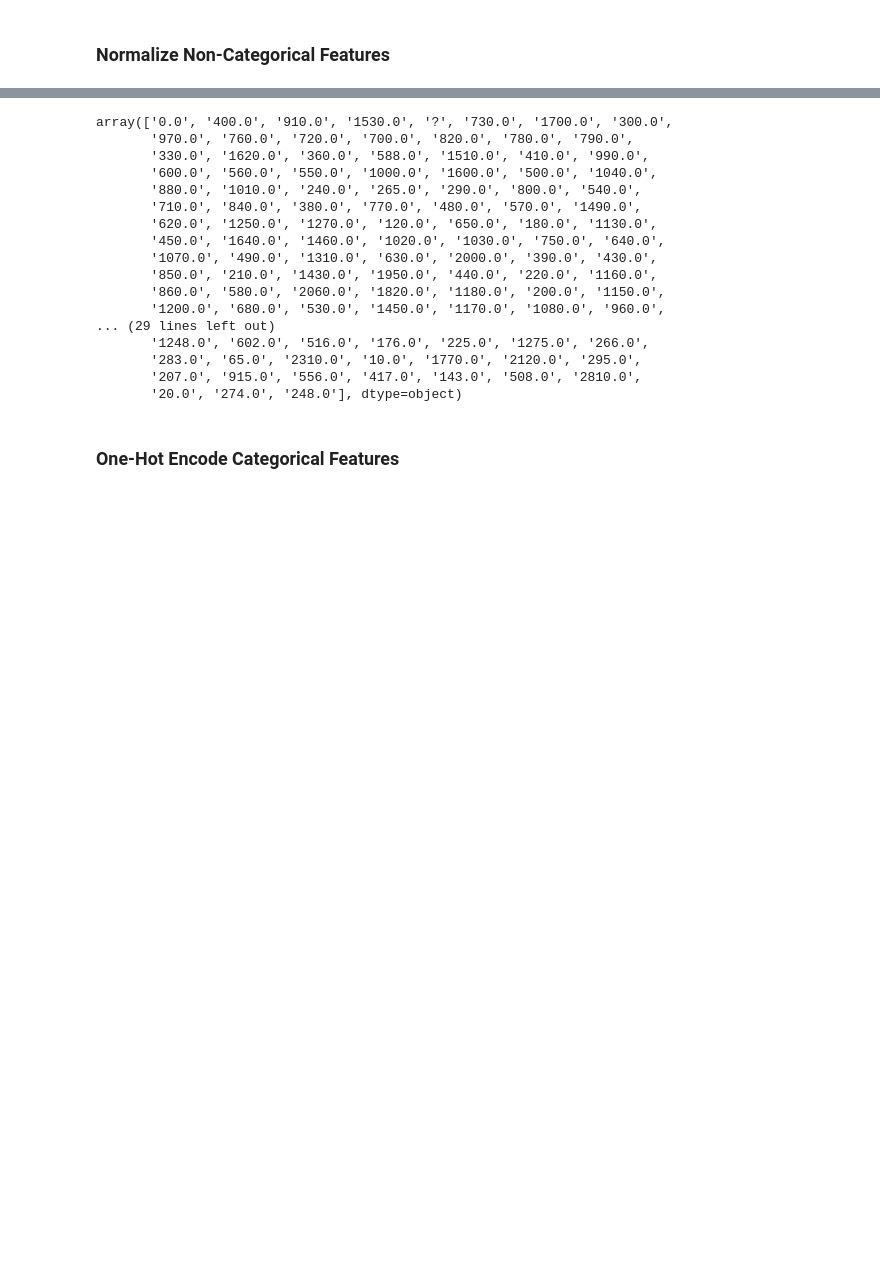
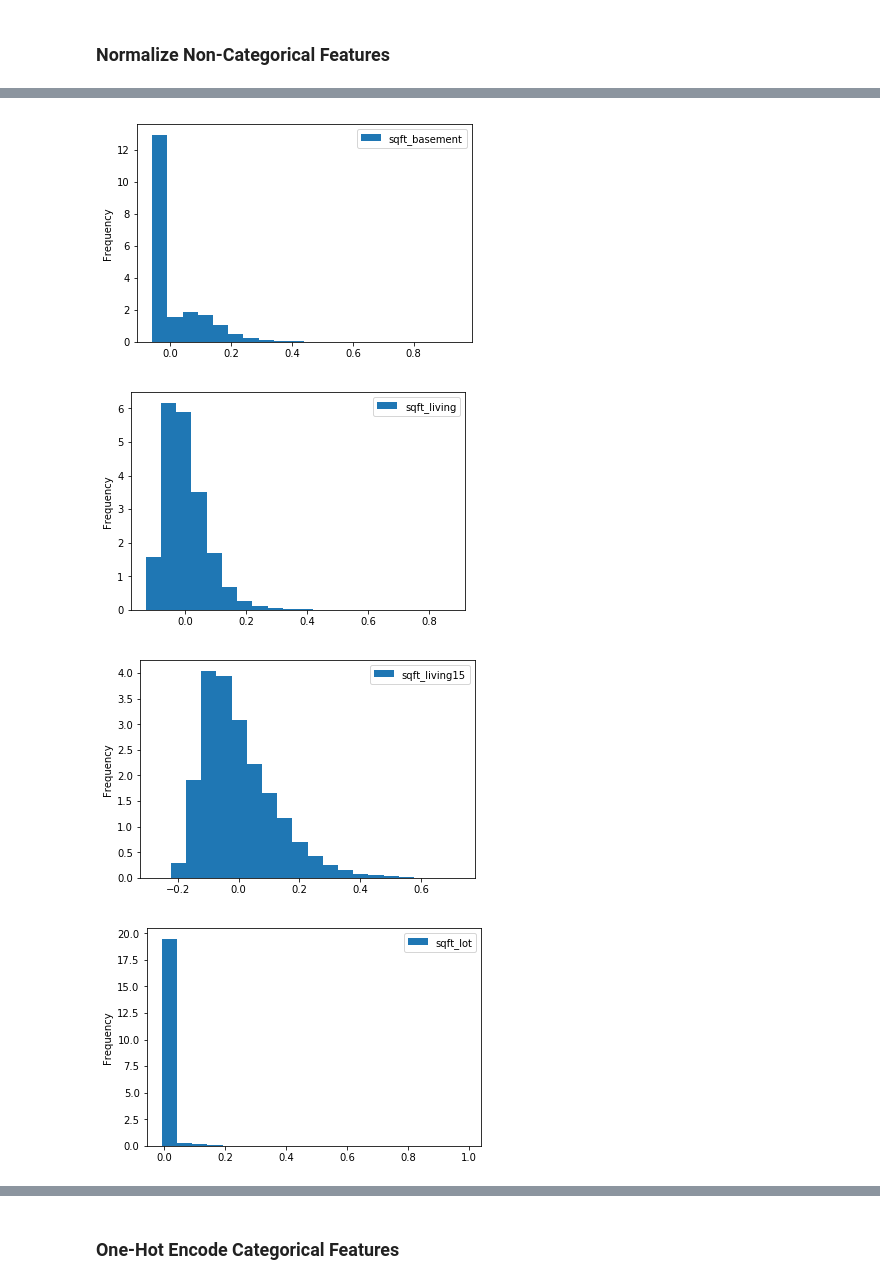
Before and after one commit to akelly66/Flatiron-School, a Jupyter notebook: Mod01/FinalProject-Mod01/dsc-1-final-project-online-ds-pt-041519/student.ipynb, the cells around one changed output, grey strips where cells are left out. Cells and saved outputs as stored; diff of their text form; code cells hidden in the pictures; blank space fills up the shorter version.

```diff
--- a/Mod01/FinalProject-Mod01/dsc-1-final-project-online-ds-pt-041519/student.ipynb
+++ b/Mod01/FinalProject-Mod01/dsc-1-final-project-online-ds-pt-041519/student.ipynb
@@ -252,6 +265,22 @@ sns.pairplot(features.iloc[:, range(0,4)])
 # %%
-features.sqft_living = (features.sqft_living - features.sqft_living.mean()) / features.sqft_living.std()
-features.sqft_living15 = (features.sqft_living15 - features.sqft_living15.mean()) / features.sqft_living15.std()
-features.sqft_lot = (features.sqft_lot - features.sqft_lot.mean()) / features.sqft_lot.std()
-features.sqft_lot15 = (features.sqft_lot15 - features.sqft_lot15.mean()) / features.sqft_lot15.std()
-features.sqft_basement = (features.sqft_basement - features.sqft_basement.mean()) / features.sqft_basement.std()
+for column in ['sqft_basement', 'sqft_living', 'sqft_living15', 'sqft_lot', 'sqft_lot15']:
+    np.log(features[column])
+
+
+features.sqft_living = (features.sqft_living-np.mean(features.sqft_living))/(max(features.sqft_living)-min(features.sqft_living))
+features.sqft_living15 = (features.sqft_living15-np.mean(features.sqft_living15))/(max(features.sqft_living15)-min(features.sqft_living15))
+features.sqft_lot = (features.sqft_lot-np.mean(features.sqft_lot))/(max(features.sqft_lot)-min(features.sqft_lot))
+features.sqft_lot15 = (features.sqft_lot15-np.mean(features.sqft_lot15))/(max(features.sqft_lot15)-min(features.sqft_lot15))
+features.sqft_basement = (features.sqft_basement-np.mean(features.sqft_basement))/(max(features.sqft_basement)-min(features.sqft_basement))
+
+#Mean normalization
+
+for column in ['sqft_basement', 'sqft_living', 'sqft_living15', 'sqft_lot', 'sqft_lot15']:
+    features[column].plot.hist(bins = 20, density=True)
+    plt.legend()
+    plt.show()
+# %% [output]
+[figure, added]
+[figure, added]
+[figure, added]
+[figure, added]
@@ -258,23 +288,3 @@ features.sqft_basement = (features.sqft_basement - features.sqft_basement.mean()
-# %%
-features.sqft_basement.unique()
-# %% [output]
-array(['0.0', '400.0', '910.0', '1530.0', '?', '730.0', '1700.0', '300.0',
-       '970.0', '760.0', '720.0', '700.0', '820.0', '780.0', '790.0',
-       '330.0', '1620.0', '360.0', '588.0', '1510.0', '410.0', '990.0',
-       '600.0', '560.0', '550.0', '1000.0', '1600.0', '500.0', '1040.0',
-       '880.0', '1010.0', '240.0', '265.0', '290.0', '800.0', '540.0',
-       '710.0', '840.0', '380.0', '770.0', '480.0', '570.0', '1490.0',
-       '620.0', '1250.0', '1270.0', '120.0', '650.0', '180.0', '1130.0',
-       '450.0', '1640.0', '1460.0', '1020.0', '1030.0', '750.0', '640.0',
-       '1070.0', '490.0', '1310.0', '630.0', '2000.0', '390.0', '430.0',
-       '850.0', '210.0', '1430.0', '1950.0', '440.0', '220.0', '1160.0',
-       '860.0', '580.0', '2060.0', '1820.0', '1180.0', '200.0', '1150.0',
-       '1200.0', '680.0', '530.0', '1450.0', '1170.0', '1080.0', '960.0',
-... (29 lines left out)
-       '1248.0', '602.0', '516.0', '176.0', '225.0', '1275.0', '266.0',
-       '283.0', '65.0', '2310.0', '10.0', '1770.0', '2120.0', '295.0',
-       '207.0', '915.0', '556.0', '417.0', '143.0', '508.0', '2810.0',
-       '20.0', '274.0', '248.0'], dtype=object)
 # %% [markdown]
 ### One-Hot Encode Categorical Features
 # %%
```
Also changed, not shown: parts of 43 cells of this notebook.
